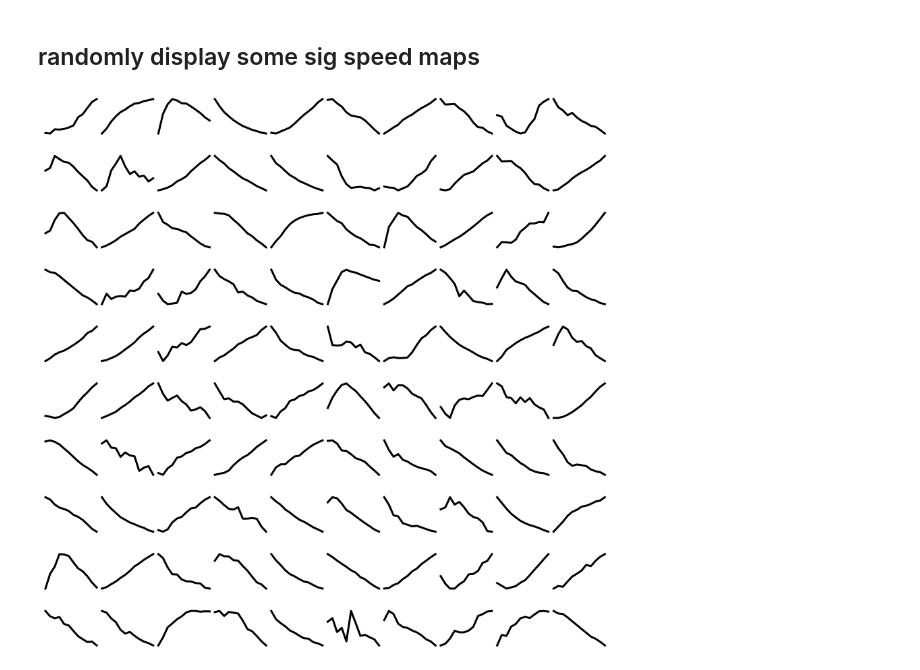
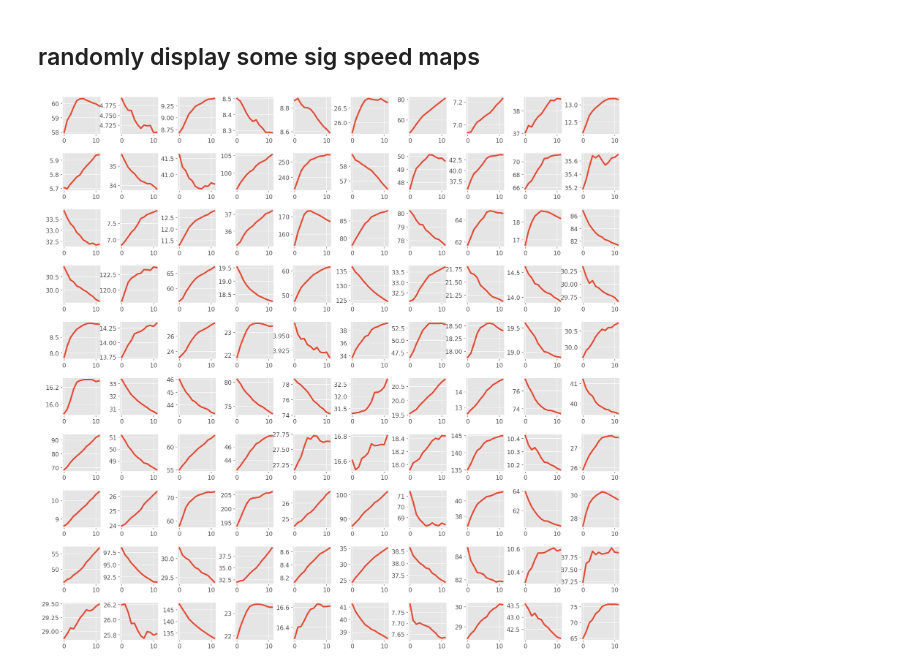
Before and after one commit to grawoods/teamA-grebes-NMA2020, a Jupyter notebook: speed_cells.ipynb, the cells around one changed output. Cells and saved outputs as stored; diff of their text form; code cells hidden in the pictures.

Commit message:
speed mod, organized defs, updated plots

```diff
--- a/speed_cells.ipynb
+++ b/speed_cells.ipynb
@@ -195,0 +250,26 @@ print(sum(df.shuff_pvalue < 0.05),' of ',len(df.shuff_pvalue),' cells are modula
+# %%
+idx = (df.speed_cor_pvalue < 0.05) & (df.speed_mod_pvalue < 0.05)
+
+fig, axs = plt.subplots(1,3, figsize=(20, 5), edgecolor='k')
+
+axs[0].hist(df.speed_mod,50,
+         label='all cells')
+axs[0].hist(df.speed_mod[idx],
+         50,label='speed modulated')
+axs[0].set_xlabel('speed modulation')
+axs[0].set_ylabel('cell count')
+axs[0].legend()
+
+axs[1].hist(df.speed_cor,50,
+         label='all cells')
+axs[1].hist(df.speed_cor[idx],
+         50,label='speed modulated')
+axs[1].set_xlabel('speed correlation')
+axs[1].set_ylabel('cell count')
+axs[1].legend()
+
+axs[2].scatter(df.speed_mod,df.speed_cor,label='all cells')
+axs[2].scatter(df.speed_mod[idx],df.speed_cor[idx],label='speed modulated')
+axs[2].set_xlabel('speed modulation')
+axs[2].set_ylabel('speed correlation')
+axs[2].legend()
@@ -196,26 +279,24 @@ print(sum(df.shuff_pvalue < 0.05),' of ',len(df.shuff_pvalue),' cells are modula
 # %% [markdown]
 ## randomly display some sig speed maps
 # %%
-idx = df.shuff_pvalue < 0.01
-speed_score = df.speed_score[idx]
-sig_speed_map = speed_map[idx]
+sig_speed_map = list(compress(speed_map,idx))
 
 r = np.random.randint(0,len(sig_speed_map),100)
 
-fig, axs = plt.subplots(10,10, figsize=(15, 15), facecolor='w', edgecolor='k')
-fig.subplots_adjust(hspace = .5, wspace=.001)
+fig, axs = plt.subplots(10,10, figsize=(20, 20), edgecolor='k')
+fig.subplots_adjust(hspace = 0.5, wspace=0.5)
 
 axs = axs.ravel()
 
 for i in range(100):
-  axs[i].plot(sig_speed_map[r[i]],'k',linewidth=3)
-  axs[i].axis('off')
+  axs[i].plot(sig_speed_map[r[i]],linewidth=3)
+  # axs[i].axis('off')
   # plt.xlabel('speed (a.u.)')
   # plt.ylabel('Calcium response')
   # plt.grid()
 
-# from google.colab import files
-# fig.savefig("abc.pdf")
-# files.download("abc.pdf")
+from google.colab import files
+fig.savefig("tuning.pdf")
+files.download("tuning.pdf")
 # %% [output]
-[figure, old version]
+[figure, new version]
```
Also changed, not shown: parts of 19 cells of this notebook.
